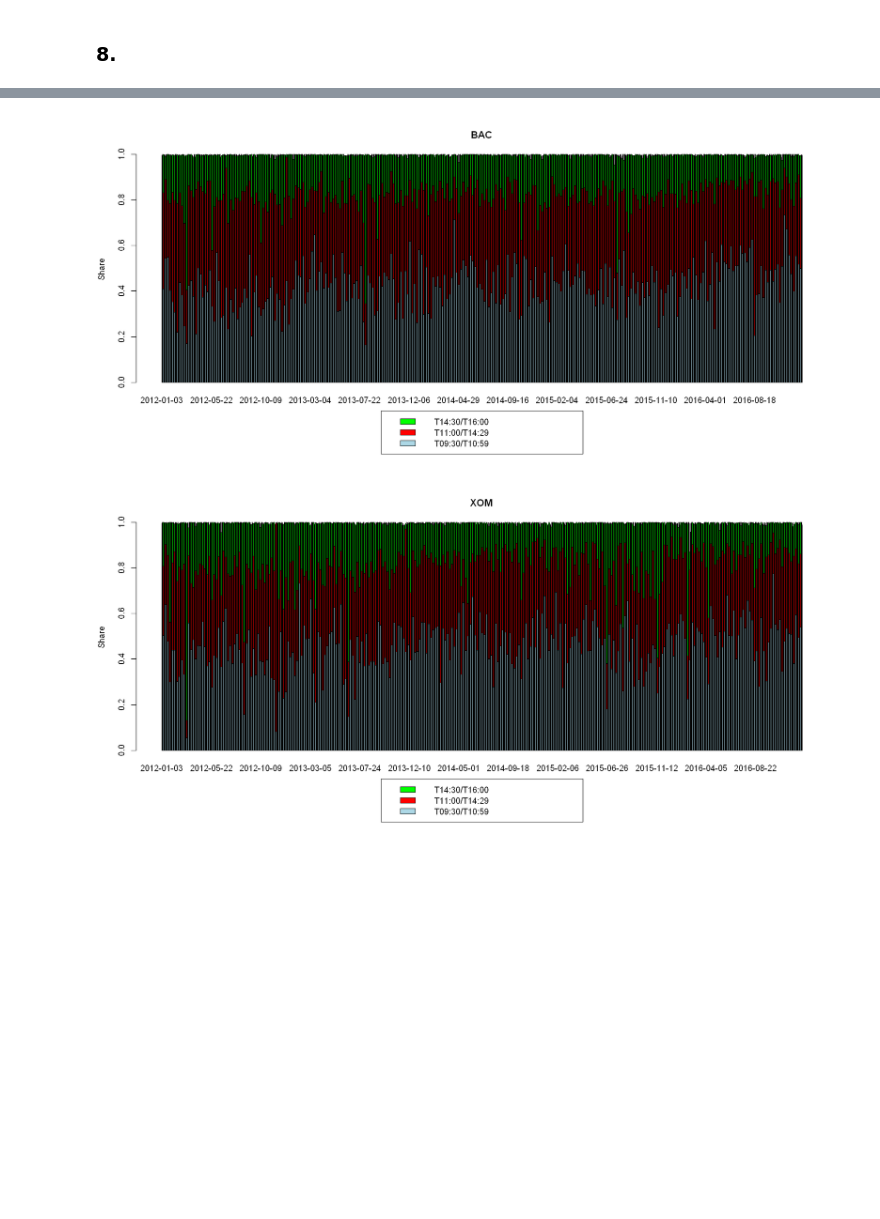
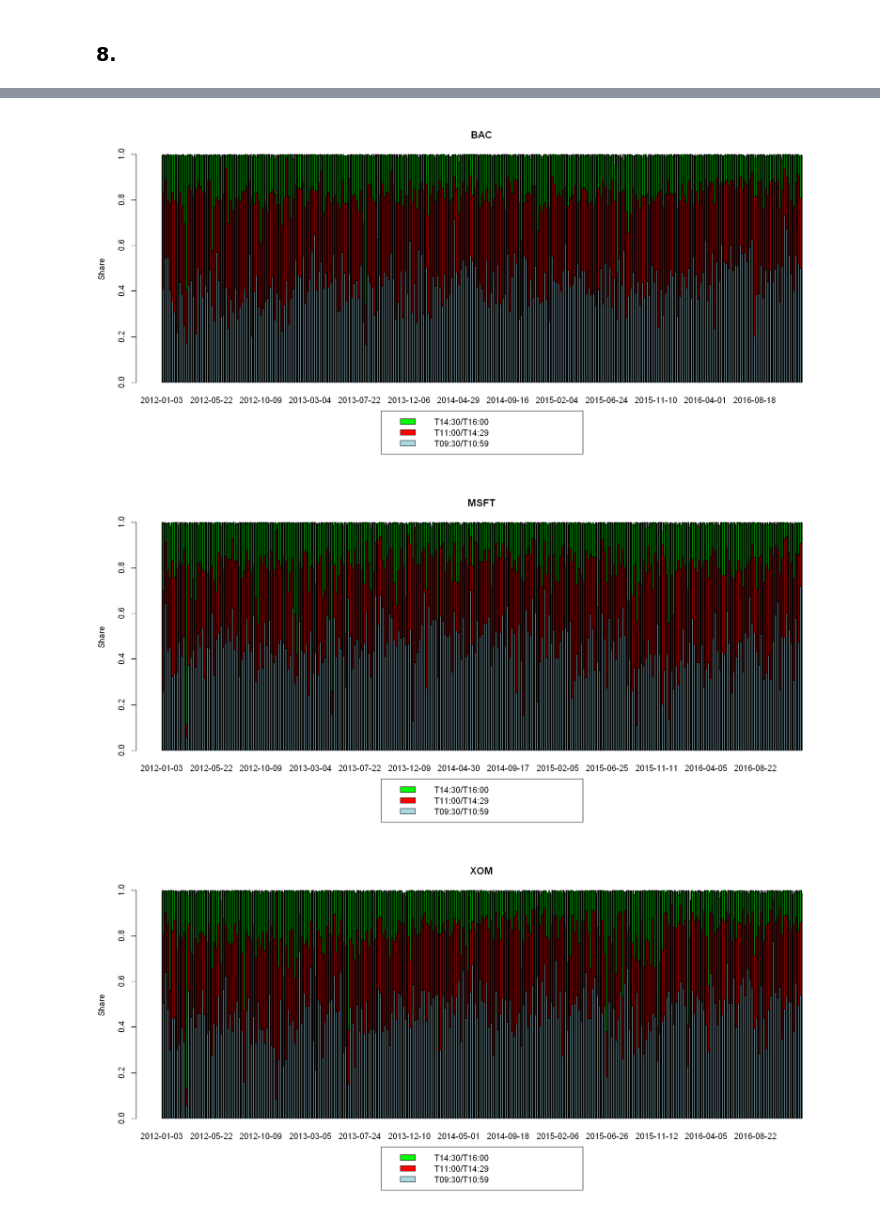
Before and after one commit to JanK0095/Financial-Econometrics-Course-Projects, a Jupyter notebook: HW3/FE1_HW3_Kubal_Mattanelli.ipynb, the cells around one changed output, grey strips where cells are left out. Cells and saved outputs as stored; diff of their text form; code cells hidden in the pictures; blank space fills up the shorter version.

```diff
--- a/HW3/FE1_HW3_Kubal_Mattanelli.ipynb
+++ b/HW3/FE1_HW3_Kubal_Mattanelli.ipynb
@@ -663,7 +646,7 @@ for (i in 1:3) { #Looping through the tickers
 # %%
 #Calculating the sum of intraday RV from prices
 sum_intraday_RV_from_prices <- vector("list", 3) #Empty list for sums of intraday RV
-for (i in c(1, 3)) { #Looping through the tickers
+for (i in 1:3) { #Looping through the tickers
     time_removed <- lapply(real_var_subsets_from_prices[[i]], to.daily, OHLC = F) #Removing the time stamp from each subset for easier handling
     subsets_merged <- merge.xts(time_removed[[1]], time_removed[[2]], time_removed[[3]]) #Merging the subsets into a single xts object
     sum_intraday_RV_from_prices[[i]] <- apply.daily(subsets_merged, sum) #Summing RV for each day
@@ -673,7 +656,7 @@ daily_RV_from_prices <- lapply(real_var_from_prices, to.daily, OHLC = F)
 # %%
 #Plotting
 par(mfrow = c(1, 3)) #Setting up the grid
-for (i in c(1, 3)) { #Looping through the tickers
+for (i in 1:3) { #Looping through the tickers
     plot_holder <- plot(daily_RV_from_prices[[i]], main = stock_names[i])
     plot_holder <- lines(sum_intraday_RV_from_prices[[i]], col = "red")
     plot_holder <- addLegend("topleft", on = 1, legend.names = c("Daily RV", "Sum of intraday RV"), col = c("black", "red"), lty = 1, bty = "n", lwd = 2)
@@ -684,7 +667,7 @@ for (i in c(1, 3)) { #Looping through the tickers
 # %%
 #Plotting the difference
 par(mfrow = c(1, 3)) #Setting up the grid
-for (i in c(1, 3)) { #Looping through the tickers
+for (i in 1:3) { #Looping through the tickers
     print(plot(daily_RV_from_prices[[i]] - sum_intraday_RV_from_prices[[i]], main = stock_names[i]))
 }
 # %% [output]
@@ -692,7 +675,7 @@ for (i in c(1, 3)) { #Looping through the tickers
 # %%
 #Calculating the percentage share of each intrady RV in daily RV from prices
 percentage_shares_from_prices <- vector("list", 3) #Empty vector for the results
-for (i in c(1, 3)) { #Looping through the tickers
+for (i in 1:3) { #Looping through the tickers
     time_removed <- lapply(real_var_subsets_from_prices[[i]], to.daily, OHLC = F) #Removing the time stamp from each subset for easier handling
     percentage_shares_list <- lapply(time_removed, function(x) {x / daily_RV_from_prices[[i]]}) #Calculating the shares for each subset
     percentage_shares_from_prices[[i]] <- merge.xts(percentage_shares_list[[1]], percentage_shares_list[[2]], percentage_shares_list[[3]]) #Merging the results into a single xts object (3 shares per day)
@@ -701,10 +684,11 @@ for (i in c(1, 3)) { #Looping through the tickers
 # %%
 #Plotting
 options(repr.plot.width = 15, repr.plot.height = 7)
 par(mar = c(8, 4, 4, 2)) #Making a space for the legend
-for (i in c(1, 3)) {
+for (i in 1:3) {
     barplot(na.omit(percentage_shares_from_prices[[i]]), col = c("lightblue", "red", "green"), space = 0, main = stock_names[i], ylab = "Share", legend = T, args.legend = list(x = "bottom", inset = -0.3)) #Omitting 2 NAs that emerged in XOM after merging
 }
 # %% [output]
 [figure]
-[figure, old version]
+[figure, new version]
+[figure, added]
```
Also changed, not shown: parts of 10 cells of this notebook.
